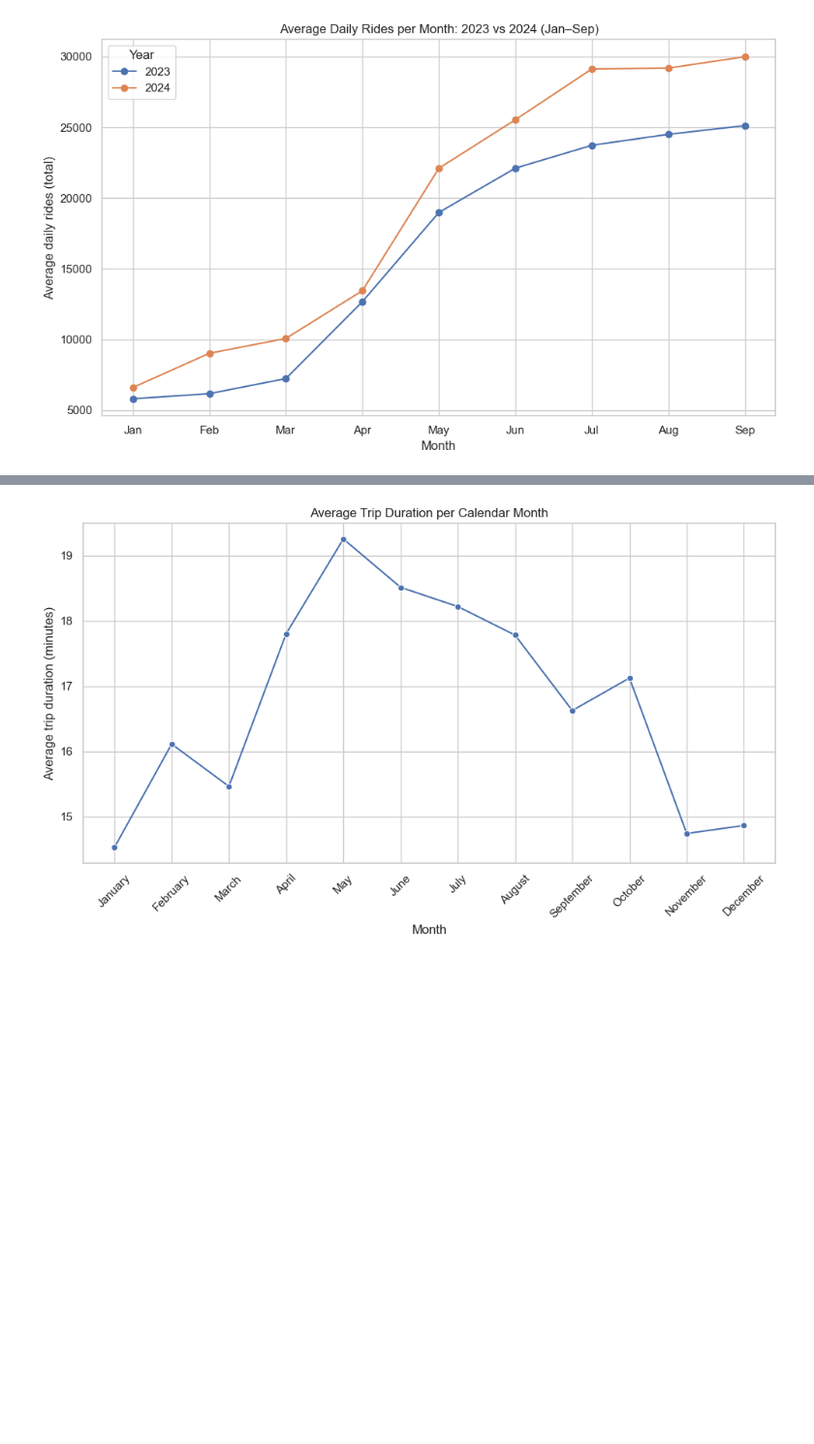
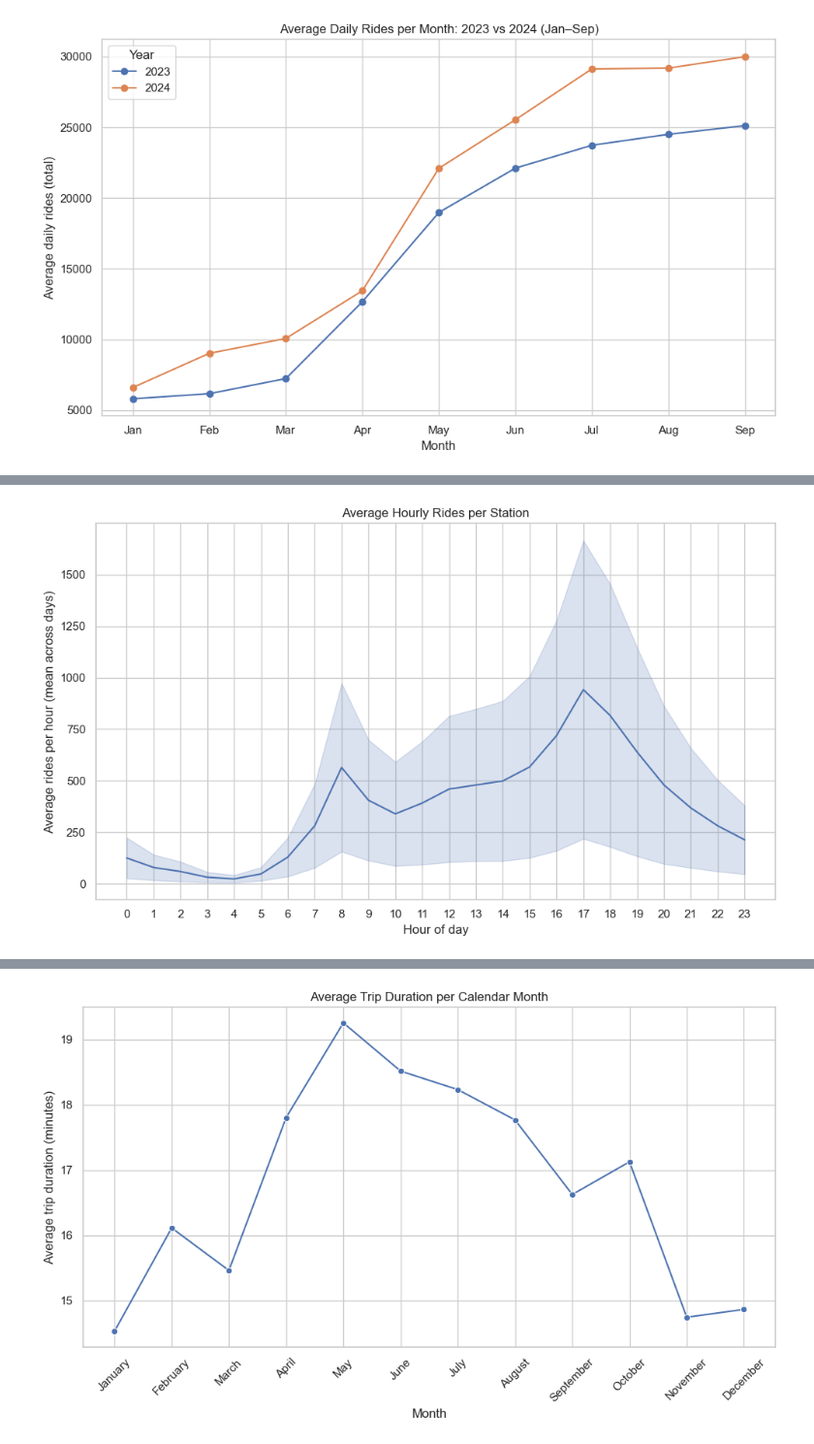
Before and after one commit to andy-h0113/bike-share-toronto-analysis, a Jupyter notebook: Data_Exploration/EDA_pre_join.ipynb, the cells around one changed output, grey strips where cells are left out. Shown at 97% size. Saved outputs shown, nothing was run; the diff lists cells and outputs as text; code cells hidden in the pictures; blank space fills up the shorter version.

```diff
--- a/Data_Exploration/EDA_pre_join.ipynb
+++ b/Data_Exploration/EDA_pre_join.ipynb
@@ -243,3 +243,17 @@ plt.show()
+# %%
+# Average hourly rides (mean across days)
+hourly_by_date_station = trips.groupby(['date', 'hour', 'Start Station Id']).size().reset_index(name='rides')
+hourly_counts_station = hourly_by_date.groupby(['hour'])['rides'].mean().reset_index()
+
+sns.lineplot(data=hourly_counts, x='hour', y='rides')
+plt.title('Average Hourly Rides per Station')
+plt.xlabel('Hour of day')
+plt.ylabel('Average rides per hour (mean across days)')
+plt.xticks(ticks=range(0, 24))
+plt.tight_layout()
+plt.show()
+# %% [output]
+[figure, added]
 # %%
 # Average trips per station (Top-10 vs Bottom-10) by day of week
 
```
Also changed, not shown: parts of 5 cells of this notebook.
